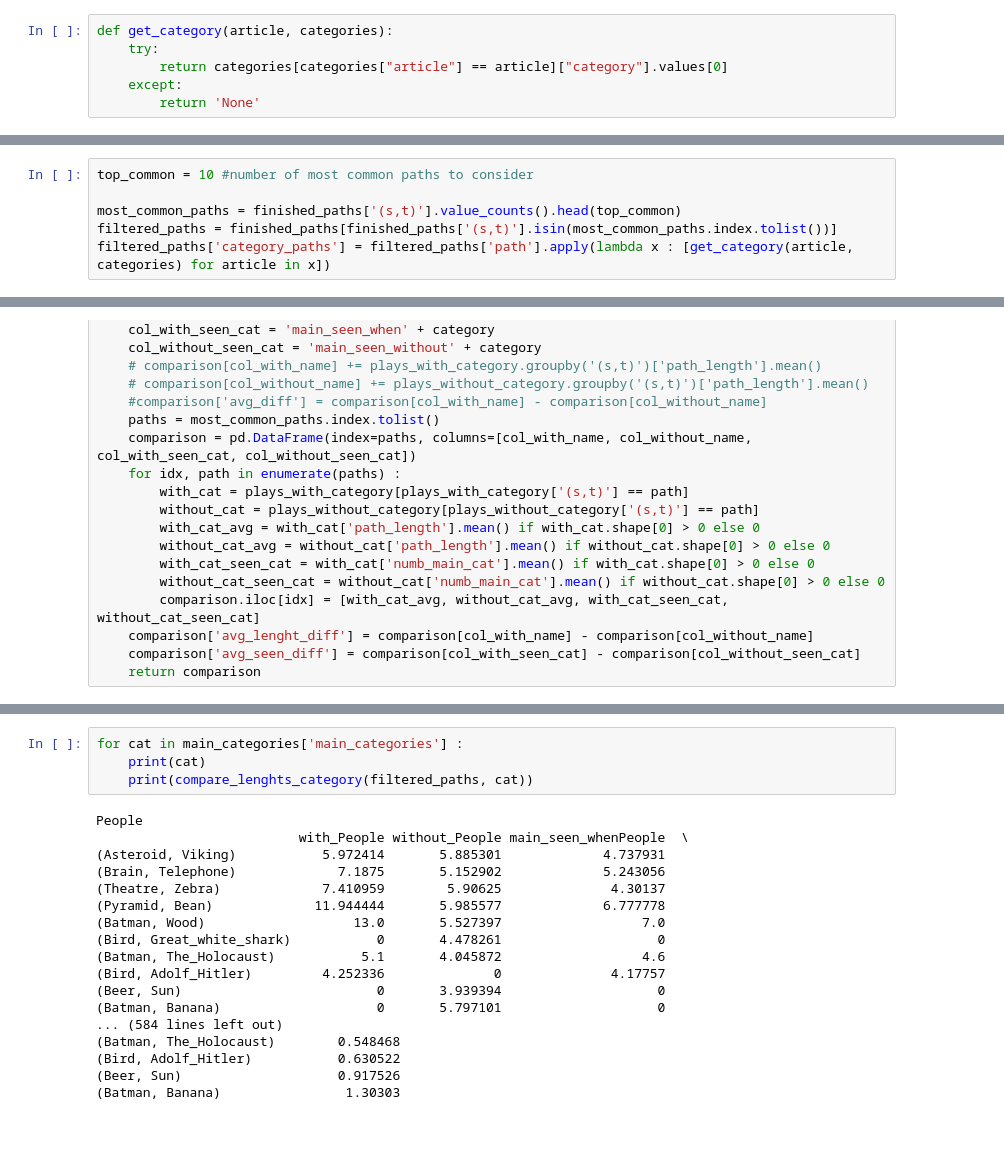
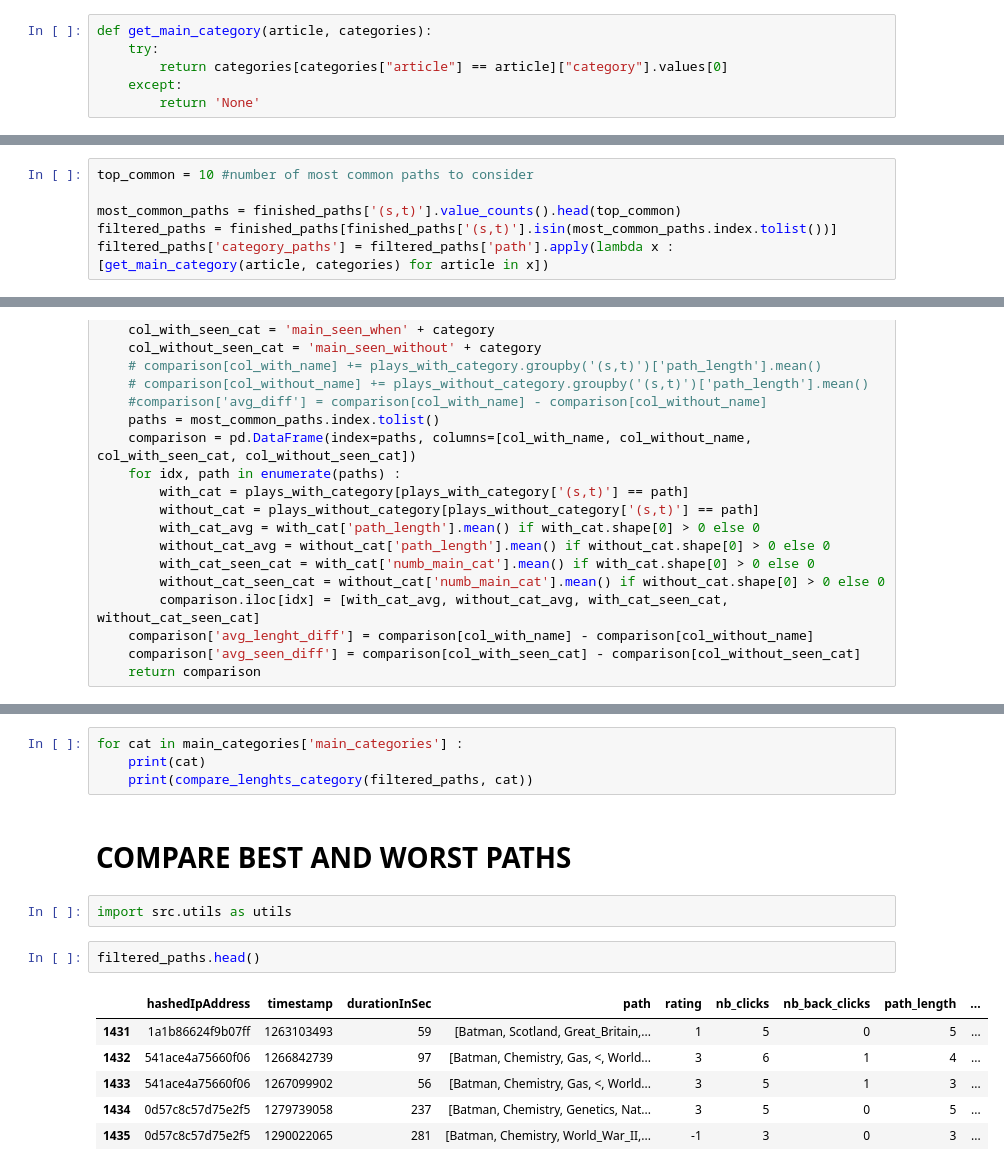
Before and after one commit to epfl-ada/ada-2024-project-tadaa, a Jupyter notebook: best_paths.ipynb, the cells around one changed output, grey strips where cells are left out. Cells and saved outputs as stored; diff of their text form; blank space fills up the shorter version.

```diff
--- a/best_paths.ipynb
+++ b/best_paths.ipynb
@@ -15,7 +15,7 @@ def contains_category(x, category):
             return True
     return False
 # %%
-def get_category(article, categories):
+def get_main_category(article, categories):
     try:
         return categories[categories["article"] == article]["category"].values[0]
     except:
@@ -279,7 +269,7 @@ top_common = 10 #number of most common paths to consider
 
 most_common_paths = finished_paths['(s,t)'].value_counts().head(top_common)
 filtered_paths = finished_paths[finished_paths['(s,t)'].isin(most_common_paths.index.tolist())]
-filtered_paths['category_paths'] = filtered_paths['path'].apply(lambda x : [get_category(article, categories) for article in x])
+filtered_paths['category_paths'] = filtered_paths['path'].apply(lambda x : [get_main_category(article, categories) for article in x])
 # %% [output]
 A value is trying to be set on a copy of a slice from a DataFrame.
 Try using .loc[row_indexer,col_indexer] = value instead
@@ -346,21 +321,16 @@ compare_lenghts_category(filtered_paths, 'Geography')
 for cat in main_categories['main_categories'] :
     print(cat)
     print(compare_lenghts_category(filtered_paths, cat))
-# %% [output]
-People
-                          with_People without_People main_seen_whenPeople  \
-(Asteroid, Viking)           5.972414       5.885301             4.737931
-(Brain, Telephone)             7.1875       5.152902             5.243056
-(Theatre, Zebra)             7.410959        5.90625              4.30137
-(Pyramid, Bean)             11.944444       5.985577             6.777778
-(Batman, Wood)                   13.0       5.527397                  7.0
-(Bird, Great_white_shark)           0       4.478261                    0
-(Batman, The_Holocaust)           5.1       4.045872                  4.6
-(Bird, Adolf_Hitler)         4.252336              0              4.17757
-(Beer, Sun)                         0       3.939394                    0
-(Batman, Banana)                    0       5.797101                    0
-... (584 lines left out)
-(Batman, The_Holocaust)        0.548468
-(Bird, Adolf_Hitler)           0.630522
-(Beer, Sun)                    0.917526
-(Batman, Banana)                1.30303
+# %% [markdown]
+# COMPARE BEST AND WORST PATHS
+# %%
+import src.utils as utils
+# %%
+filtered_paths.head()
+# %% [output]
+|  | hashedIpAddress | timestamp | durationInSec | path | rating | nb_clicks | nb_back_clicks | path_length | ... |
+| 1431 | 1a1b86624f9b07ff | 1263103493 | 59 | [Batman, Scotland, Great_Britain,... | 1 | 5 | 0 | 5 | ... |
+| 1432 | 541ace4a75660f06 | 1266842739 | 97 | [Batman, Chemistry, Gas, <, World... | 3 | 6 | 1 | 4 | ... |
+| 1433 | 541ace4a75660f06 | 1267099902 | 56 | [Batman, Chemistry, Gas, <, World... | 3 | 5 | 1 | 3 | ... |
+| 1434 | 0d57c8c57d75e2f5 | 1279739058 | 237 | [Batman, Chemistry, Genetics, Nat... | 3 | 5 | 0 | 5 | ... |
+| 1435 | 0d57c8c57d75e2f5 | 1290022065 | 281 | [Batman, Chemistry, World_War_II,... | -1 | 3 | 0 | 3 | ... |
```
Also changed, not shown: parts of 5 cells of this notebook, 1 other file.
